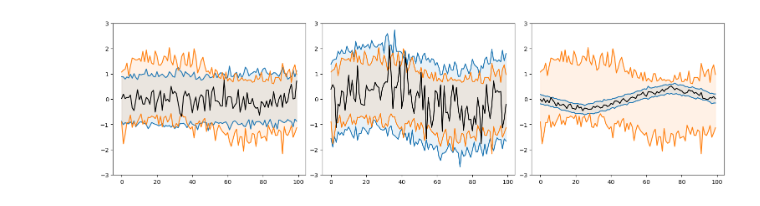
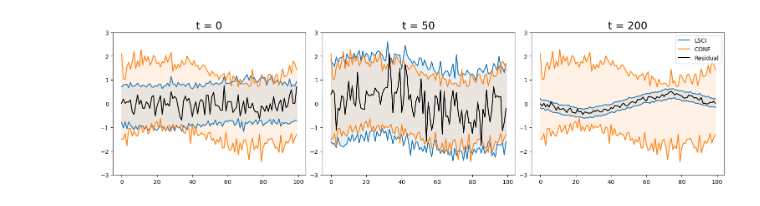
Before and after one commit to trevor-harris/LSCI, a Jupyter notebook: examples/figure1.ipynb, the cells around one changed output. Drawn from its saved outputs; the diff is of its cells as text; code cells hidden in the pictures.

Commit message:
sketched out a few more figure 1 ideas / apprendix fodder

```diff
--- a/examples/figure1.ipynb
+++ b/examples/figure1.ipynb
@@ -208,0 +169,11 @@ lweight1 = lsci.local_weights(pcax.transform(pca_state, xval[0:250].squeeze()),
+# %%
+nproj = 90
+gamma1 = 0.2
+alpha = 0.1
+nval = xval.shape[0]
+alpha1 = 1 - jnp.ceil((1-alpha) * (gamma1*nval + 1))/(gamma1*nval)
+# %%
+%%time
+yval = yval.reshape(yval.shape[0], -1)
+yval_hat = yval_hat.reshape(yval_hat.shape[0], -1)
+pca_state = lsci.phi_state(yval, yval_hat, nproj)
@@ -215,13 +212,20 @@ lsc1_width = []
 conf_rc = []
 conf_width = []
 
-conf_lower, conf_upper = conf.conf_band(rval2, pca_state, alpha)
+conf_lower, conf_upper = conf.conf_band(yval - yval_hat, pca_state, alpha)
+
+yval = yval.reshape(yval.shape[0], -1)
+yval_hat = yval_hat.reshape(yval_hat.shape[0], -1)
+pca_state = lsci.phi_state(yval, yval_hat, nproj)
+
+rval = (yval - yval_hat).squeeze()
+rtest = (ytest - ytest_hat).squeeze()
 
 # for i in trange(ytest.shape[0]):
 for i in trange(0, 400):
 
     # LSCI (sparse)
-    lsc1_lower, lsc1_upper = lsci.lsci_band(rval2, lweight1[i], pca_state, alpha1, 2000)
+    lsc1_lower, lsc1_upper = lsci.lsci(yval - yval_hat, xval, xtest[i], pca_state, alpha1, gamma1, 2000)
     lsc1_rc.append(risk_control(lsc1_lower, lsc1_upper, rtest[i]))
     lsc1_width.append(jnp.median(lsc1_upper - lsc1_lower))
 
@@ -249,38 +258,30 @@ plt.show()
 # %%
-alpha = 0.1
-
-lsc1_rc = []
-lsc1_width = []
-
-conf_rc = []
-conf_width = []
-
 lsci_lower = []
 lsci_upper = []
 
-conf_lower, conf_upper = conf.conf_band(rval2, pca_state, alpha)
+conf_lower, conf_upper = conf.conf_band(rval, pca_state, alpha)
 
-# for i in trange(ytest.shape[0]):
 sample_no = [0, 50, 200]
 for i in sample_no:
     # LSCI (sparse)
-    lsc1_lower, lsc1_upper = lsci.lsci_band(rval2, lweight1[i], pca_state, alpha1, 2000)
+    lsc1_lower, lsc1_upper = lsci.lsci(yval - yval_hat, xval, xtest[i], pca_state, alpha1, gamma1, 2000)
 
     lsci_lower.append(lsc1_lower)
     lsci_upper.append(lsc1_upper)
 # %%
 fig, ax = plt.subplots(1, 3, constrained_layout = True, figsize = (15, 4))
 
 for i in range(3):
-    ax[i].plot(lsci_lower[i], c = 'C0')
+    ax[i].plot(lsci_lower[i], c = 'C0', label = 'LSCI')
     ax[i].plot(lsci_upper[i], c = 'C0')
     ax[i].fill_between(jnp.arange(100), lsci_lower[i], lsci_upper[i], alpha = 0.1, color = 'C0')
-    ax[i].plot(conf_lower, c = 'C1')
+    ax[i].plot(conf_lower, c = 'C1', label = 'CONF')
     ax[i].plot(conf_upper, c = 'C1')
     ax[i].fill_between(jnp.arange(100), conf_lower, conf_upper, alpha = 0.1, color = 'C1')
-    ax[i].plot(rtest[sample_no[i]].squeeze(), c = 'black')
-
+    ax[i].plot(rtest[sample_no[i]].squeeze(), c = 'black', label = 'Residual')
     ax[i].set_ylim(-3, 3)
+    ax[i].set_title(f't = {sample_no[i]}', fontsize = 18)
+ax[-1].legend()
 plt.show()
 # %% [output]
-[figure, old version]
+[figure, new version]
```
Also changed, not shown: parts of 8 cells of this notebook, 2 other files.
